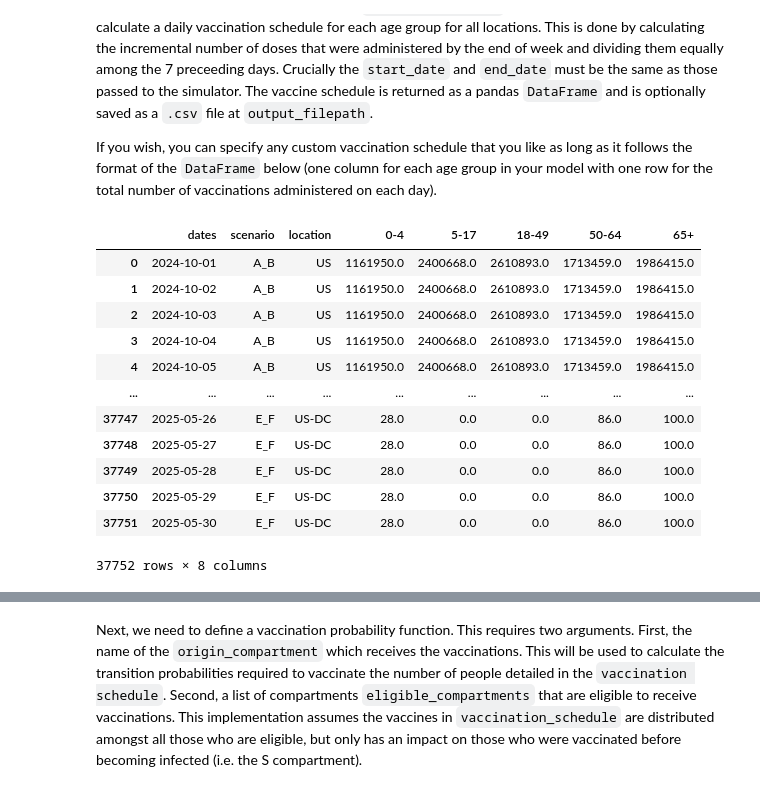
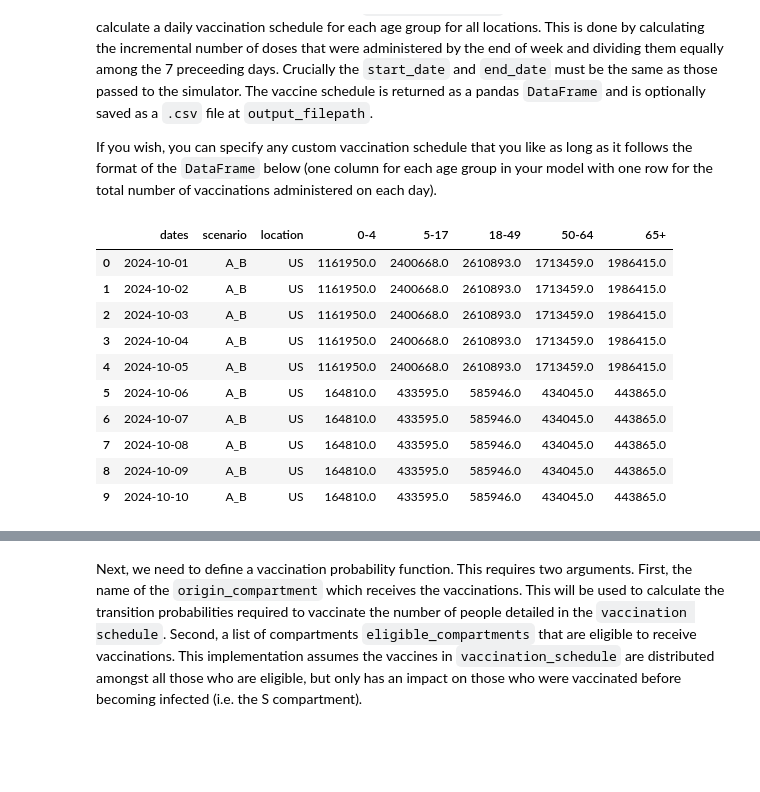
Before and after one commit to mobs-lab/epymodelingsuite, a Jupyter notebook: tutorials/Tutorial_Vaccinations.ipynb, the cells around one changed output, grey strips where cells are left out. Cells and saved outputs as stored; diff of their text form; code cells hidden in the pictures; blank space fills up the shorter version.

```diff
--- a/tutorials/Tutorial_Vaccinations.ipynb
+++ b/tutorials/Tutorial_Vaccinations.ipynb
@@ -46,27 +46,25 @@ If you wish, you can specify any custom vaccination schedule that you like as lo
 # %%
 date_start = dt.date(2025, 10, 1)
 date_stop = dt.date(2026, 5, 30)
 
 all_scen = smh_data_to_epydemix(
     input_filepath = '../tutorials/data/vaccine_scenarios_2425.csv',
     start_date = dt.date(2024, 10, 1),
     end_date= dt.date(2025, 5, 30),
 )
 
-all_scen
+all_scen.head(n=10)
 # %% [output]
 |  | dates | scenario | location | 0-4 | 5-17 | 18-49 | 50-64 | 65+ |
 | 0 | 2024-10-01 | A_B | US | 1161950.0 | 2400668.0 | 2610893.0 | 1713459.0 | 1986415.0 |
 | 1 | 2024-10-02 | A_B | US | 1161950.0 | 2400668.0 | 2610893.0 | 1713459.0 | 1986415.0 |
 | 2 | 2024-10-03 | A_B | US | 1161950.0 | 2400668.0 | 2610893.0 | 1713459.0 | 1986415.0 |
 | 3 | 2024-10-04 | A_B | US | 1161950.0 | 2400668.0 | 2610893.0 | 1713459.0 | 1986415.0 |
 | 4 | 2024-10-05 | A_B | US | 1161950.0 | 2400668.0 | 2610893.0 | 1713459.0 | 1986415.0 |
-| ... | ... | ... | ... | ... | ... | ... | ... | ... |
-| 37747 | 2025-05-26 | E_F | US-DC | 28.0 | 0.0 | 0.0 | 86.0 | 100.0 |
-| 37748 | 2025-05-27 | E_F | US-DC | 28.0 | 0.0 | 0.0 | 86.0 | 100.0 |
-| 37749 | 2025-05-28 | E_F | US-DC | 28.0 | 0.0 | 0.0 | 86.0 | 100.0 |
-| 37750 | 2025-05-29 | E_F | US-DC | 28.0 | 0.0 | 0.0 | 86.0 | 100.0 |
-| 37751 | 2025-05-30 | E_F | US-DC | 28.0 | 0.0 | 0.0 | 86.0 | 100.0 |
+| 5 | 2024-10-06 | A_B | US | 164810.0 | 433595.0 | 585946.0 | 434045.0 | 443865.0 |
+| 6 | 2024-10-07 | A_B | US | 164810.0 | 433595.0 | 585946.0 | 434045.0 | 443865.0 |
+| 7 | 2024-10-08 | A_B | US | 164810.0 | 433595.0 | 585946.0 | 434045.0 | 443865.0 |
+| 8 | 2024-10-09 | A_B | US | 164810.0 | 433595.0 | 585946.0 | 434045.0 | 443865.0 |
+| 9 | 2024-10-10 | A_B | US | 164810.0 | 433595.0 | 585946.0 | 434045.0 | 443865.0 |
-37752 rows × 8 columns
 # %%
 vaccination_schedule = all_scen.query("location == 'US-MA' and scenario == 'C_D'")
```
Also changed, not shown: parts of 5 cells of this notebook, 13 other files.
